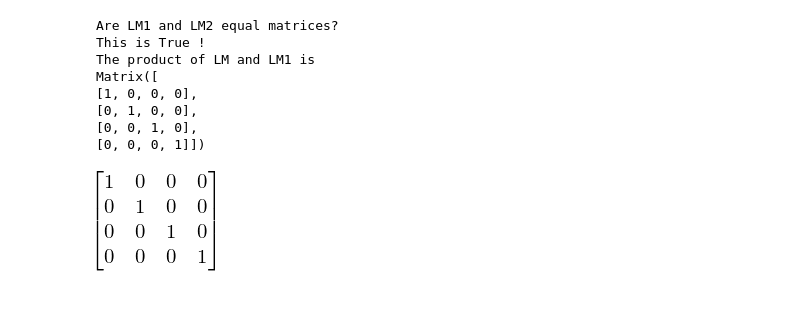
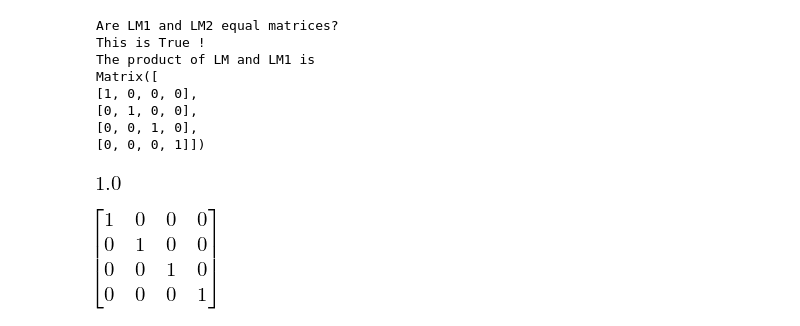
Before and after one commit to UVic-CompPhys/CompPhysLabs, a Jupyter notebook: MyLorentzTransform.ipynb, the cells around one changed output. Saved outputs shown, nothing was run; the diff lists cells and outputs as text; code cells hidden in the pictures; blank space fills up the shorter version.

```diff
--- a/MyLorentzTransform.ipynb
+++ b/MyLorentzTransform.ipynb
@@ -79,6 +79,10 @@ Matrix([
 [0, 1, 0, 0],
 [0, 0, 1, 0],
 [0, 0, 0, 1]])
+# %%
+LM.det()  # Lorentz matrix determinant
+# %% [output]
+[figure, added]
 # %%
 delta = eye(4)  # Kronecker delta as matrix
 delta
```
Also changed, not shown: parts of 9 cells of this notebook.
